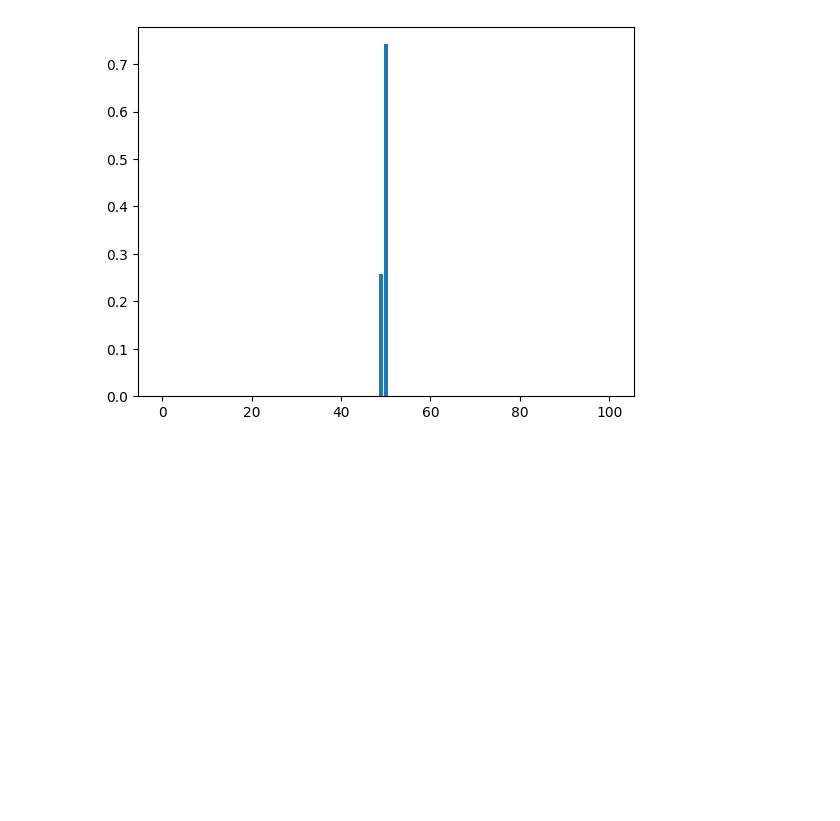
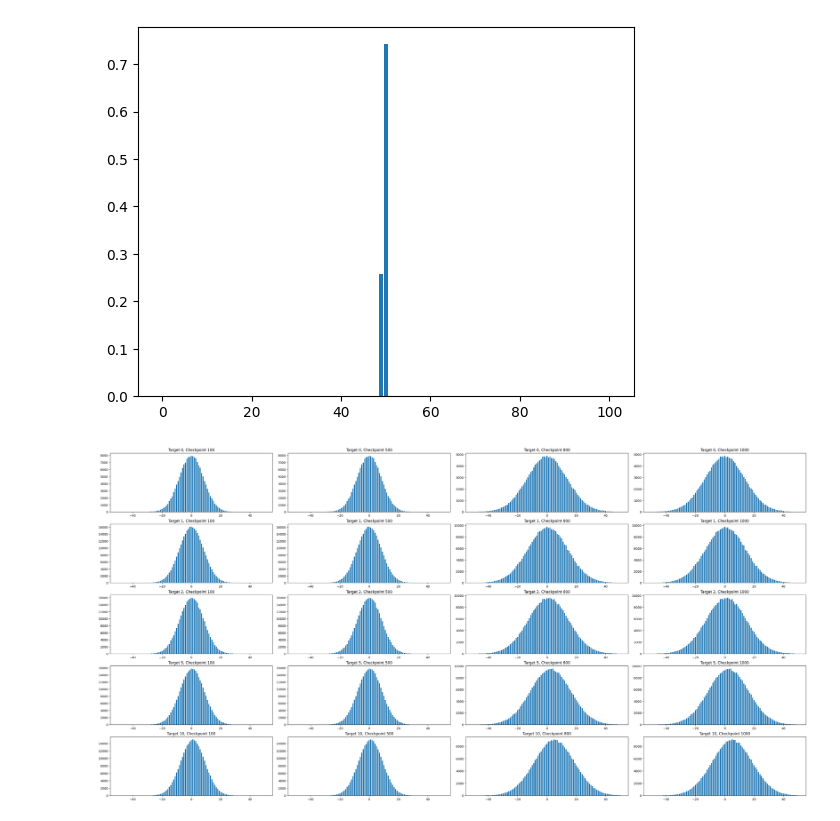
Before and after one commit to sckol/hammy, a Jupyter notebook: simulator/1_walk/1_walk.ipynb, the cells around one changed output. Saved outputs shown, nothing was run; the diff lists cells and outputs as text; code cells hidden in the pictures; blank space fills up the shorter version.

```diff
--- a/simulator/1_walk/1_walk.ipynb
+++ b/simulator/1_walk/1_walk.ipynb
@@ -2,8 +2,8 @@
 import os
 import sys
 from enum import Enum
-Mode = Enum('Mode', ['NUMPY', 'CUPY', 'CFFI', 'CUDA', 'COMBO'], start=0)
-MODE = Mode.NUMPY # @param ["Mode.NUMPY", "Mode.CUPY", "Mode.CFFI", "Mode.CUDA", "Mode.COMBO"] {type:"raw"}
+Mode = Enum('Mode', ['TOTAL', 'NUMPY', 'CUPY', 'CFFI', 'CUDA', 'COMBO'], start=0)
+MODE = Mode.CFFI # @param ["Mode.NUMPY", "Mode.CUPY", "Mode.CFFI", "Mode.CUDA", "Mode.COMBO"] {type:"raw"}
 MINUTES = 1 # @param {type:"integer"}
 
 if not os.getenv("COLAB_RELEASE_TAG"):
@@ -12,9 +12,10 @@ if not os.getenv("COLAB_RELEASE_TAG"):
   MODE = Mode.COMBO
   MINUTES = int(sys.argv[1])
 os.environ["HAMMY_MODE_LOCAL"] = MODE.name
-os.getenv("HAMMY_MODE_LOCAL")
 def mode_idx(mode=MODE):
   match mode:
+    case Mode.TOTAL:
+      return 0
     case Mode.NUMPY | Mode.CUPY:
       return 1
     case Mode.CFFI:
@@ -78,7 +75,7 @@ BOTO_CLIENT = boto3.session.Session(
         endpoint_url='https://storage.yandexcloud.net',
         region_name='ru-central1')
 # %%
-TrajectoryStat = namedtuple('TrajectoryStat', 'is_valid position width_in_steps')
+TrajectoryStat = namedtuple('TrajectoryStat', 'position is_valid width_in_steps')
 
 class N:
   TAG = "walk";
@@ -97,22 +94,22 @@ class N:
   RAM = psutil.virtual_memory().total # Total CPU memory
   RBPM = 7_250_000_000 # Random bits per minute
   MRBPM = RBPM // 1_000_000 # Millions of Random bits per minute
-  ALGO_BOOST = T / 64 / CHECKPOINTS_LEN # instead of simulating T steps we generate 64-bit binomial distribution for each checkpoint
+  ALGO_BOOST = T / 64 / CHECKPOINTS_LEN # instead of simulating T steps we generate a 64-bit binomial distributied number for each checkpoint
   CUPY_BOOST = 12.
   CUDA_BOOST = 700.0
-  CFFI_BOOST = .1
+  CFFI_BOOST = 3.
   BOTO_BUCKET = "hammy"
   BOTO_FILE_PREFIX = filename = f"{EXPERIMENT_NUMBER}_{TAG}/{EXPERIMENT_NUMBER}_{TAG}_{IMPLEMENTATION_NUMBER}_"
 
 if 'Results' not in globals():
   @dataclass
   class Results:
-    last = np.zeros((N.MODES, N.TARGETS_LEN, N.CHECKPOINTS_LEN, N.BINS_LEN), dtype=np.int64)
-    cum = np.zeros_like(last)
     MRBPM_last = np.zeros((N.MODES), dtype=np.int64)
     MRBPM_cum = np.zeros_like(MRBPM_last)
+    walk_hist_last = np.zeros((N.MODES, N.TARGETS_LEN, N.CHECKPOINTS_LEN, N.BINS_LEN), dtype=np.int64)
+    walk_hist_cum = np.zeros_like(walk_hist_last)
+    trajectory_position = np.ndarray((N.MODES, N.TARGETS_LEN, N.CHECKPOINTS_LEN), dtype=np.float32)
     trajectory_is_valid = np.ndarray((N.MODES, N.TARGETS_LEN, N.CHECKPOINTS_LEN), dtype=np.bool_)
-    trajectory_position = np.ndarray((N.MODES, N.TARGETS_LEN, N.CHECKPOINTS_LEN), dtype=np.float32)
     trajectory_width_in_steps = np.ndarray((N.MODES, N.TARGETS_LEN, N.CHECKPOINTS_LEN), dtype=np.int16)
 
 if not 'OLD_RESULTS' in globals():
@@ -140,7 +139,7 @@ ncp = np if MODE == Mode.NUMPY else cp
 
 if MODE in (Mode.NUMPY, Mode.CUPY):
   bins = ncp.hstack([ncp.arange(*N.BINS_TUPLE), N.BINS_LEN // 2 + 1 - .1])
-  hist = ncp.zeros(RESULTS.last.shape[1:], dtype=np.int64)
+  hist = ncp.zeros(RESULTS.walk_hist_last.shape[1:], dtype=np.int64)
   mem = N.CUDA_MEM if MODE == Mode.CUPY else N.RAM
   width = int(mem / N.CHECKPOINTS_LEN / 20 / (30 if MODE == Mode.CUPY else 2.5))
   print(N.RAM)
@@ -164,7 +163,7 @@ if MODE in (Mode.NUMPY, Mode.CUPY):
         data[data[:, -1] == -target, :] *= -1
       for c in range(N.CHECKPOINTS_LEN):
         hist[target_idx, c, :] += ncp.histogram(data[data[:, -1] == target, c], bins=bins)[0]
-  RESULTS.last[mode_idx()] += hist.get() if MODE == Mode.CUPY else hist
+  RESULTS.walk_hist_last[mode_idx()] += hist.get() if MODE == Mode.CUPY else hist
   RESULTS.MRBPM_last[mode_idx()] += MINUTES * N.MRBPM * (N.CUPY_BOOST if MODE == Mode.CUPY else 1)
 # %% [output]
 13609431040
@@ -258,7 +257,7 @@ __EXTERN __global__ void run(const unsigned long long seed,  unsigned long long*
 }""" + "\n"
 # %%
 if MODE in (Mode.CFFI, Mode.COMBO):
-  loops = int(N.CFFI_BOOST * N.IPM / 32 / N.T * (MINUTES
+  loops = int(N.CFFI_BOOST * N.RBPM / 32 / N.T * (MINUTES
                                                   if MODE == Mode.CFFI else 1))
   CPU_LOOPS = loops
   with open("hammy_cpu.py", "w") as w:
@@ -321,7 +320,7 @@ void atomicAdd(unsigned long long int* address, unsigned long long int val) {
   if MODE == Mode.CFFI:
     print(f"CFFI: making {loops} loops")
     workers_results = pool.map(hammy_cpu.run, range(N.CORES))
-    RESULTS.last[mode_idx()] += np.sum(np.stack(workers_results, axis=0), axis=0)
+    RESULTS.walk_hist_last[mode_idx()] += np.sum(np.stack(workers_results, axis=0), axis=0)
 # %% [output]
 INFO:root:running build_ext
 generating ./hammy_cpu_kernel.c
@@ -515,3 +514,23 @@ bits.seek(0)
 BOTO_CLIENT.upload_fileobj(bits, N.BOTO_BUCKET, boto_filename)
 # %%
 del RESULTS, OLD_RESULTS, hist
+# %%
+Comparison = Enum('Comparison', ['NONE', 'WITH_TOTAL', 'WITH_PY', 'WITH_CFFI', 'WITH_CUDA', 'WITH_CUM'], start=0)
+PLT_MODE = Mode.NUMPY # @param ["Mode.TOTAL", "Mode.NUMPY", "Mode.CUPY", "Mode.CFFI", "Mode.CUDA"] {type:"raw"}
+PLT_HIST = "last" # @param ["last","cum"]
+PLT_CHECKPOINTS = [100, 500, 800, 1000] # @param {"type":"raw","placeholder":"[300, 500, 800, 1000]"}
+PLT_COMPARISON = Comparison.WITH_TOTAL # @param ["Comparison.NONE","Comparison.WITH_TOTAL","Comparison.WITH_PY","Comparison.WITH_CFFI","Comparison.WITH_CUDA","Comparison.WITH_CUM"] {"type":"raw"}
+comparison_coef = 1 if PLT_COMPARISON == Comparison.NONE else 2
+plt_checkpoint_idxs = np.repeat([N.CHECKPOINTS.index(x) for x in PLT_CHECKPOINTS], comparison_coef)
+hist = getattr(RESULTS, f"walk_hist_{PLT_HIST}")[mode_idx(PLT_MODE)]
+max_target = np.max(np.nonzero(np.max(hist, axis=(1,2)))) + 1
+fig, axs = plt.subplots(max_target, len(PLT_CHECKPOINTS), layout="constrained")
+fig.set_figheight(16)
+fig.set_figwidth(32)
+bins = np.arange(*N.BINS_TUPLE)
+for i in range(max_target):
+  for j in range(len(PLT_CHECKPOINTS)):
+    axs[i, j].set_title(f"Target {N.TARGETS[i]}, Checkpoint {PLT_CHECKPOINTS[j]}")
+    axs[i, j].bar(bins, hist[i, plt_checkpoint_idxs[j], :], align='center', width=.7)
+# %% [output]
+[figure, added]
```
Also changed, not shown: parts of 6 cells of this notebook.
